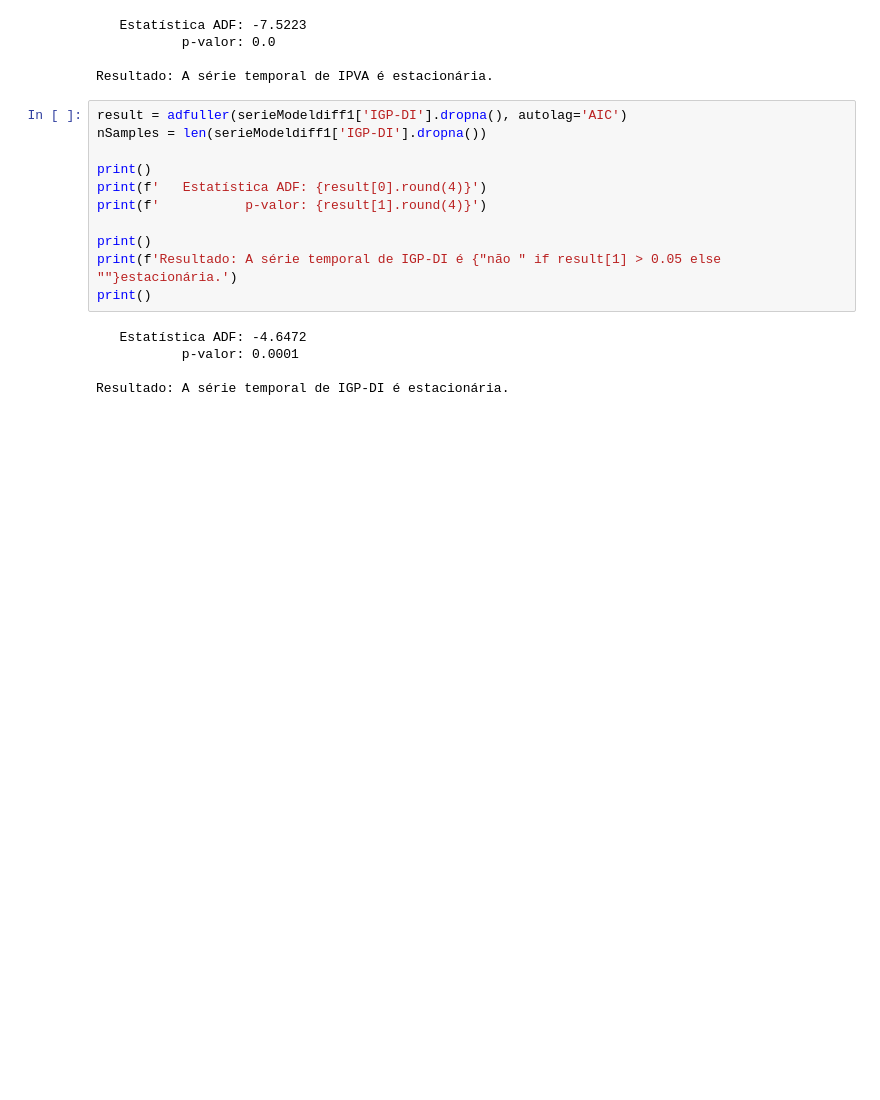
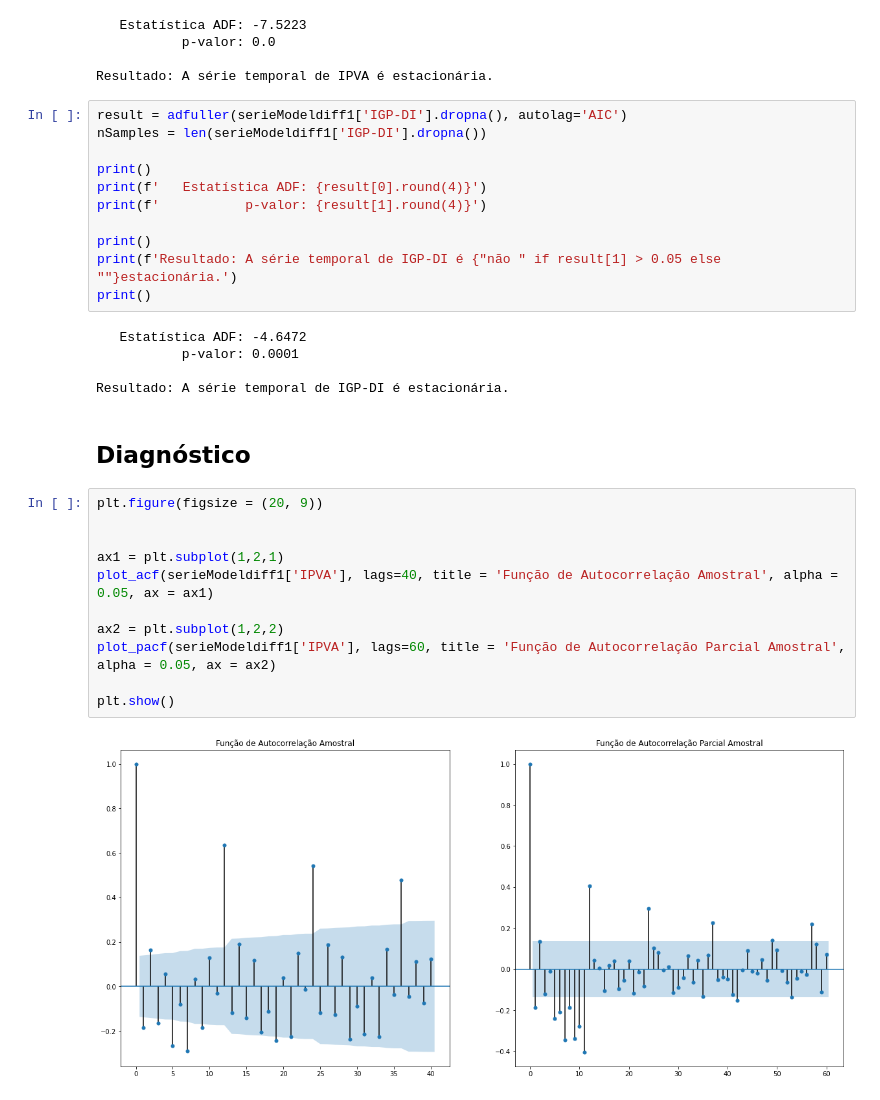
Before and after one commit to nicolycosta/Correlacao-e-regressao, a Jupyter notebook: VARMA.ipynb, the cells around one changed output. Saved outputs shown, nothing was run; the diff lists cells and outputs as text; blank space fills up the shorter version.

```diff
--- a/VARMA.ipynb
+++ b/VARMA.ipynb
@@ -225,3 +225,18 @@ print()
            p-valor: 0.0001
 
 Resultado: A série temporal de IGP-DI é estacionária.
+# %% [markdown]
+## **Diagnóstico**
+# %%
+plt.figure(figsize = (20, 9))
+
+
+ax1 = plt.subplot(1,2,1)
+plot_acf(serieModeldiff1['IPVA'], lags=40, title = 'Função de Autocorrelação Amostral', alpha = 0.05, ax = ax1)
+
+ax2 = plt.subplot(1,2,2)
+plot_pacf(serieModeldiff1['IPVA'], lags=60, title = 'Função de Autocorrelação Parcial Amostral', alpha = 0.05, ax = ax2)
+
+plt.show()
+# %% [output]
+[figure, added]
```
Also changed, not shown: parts of 11 cells of this notebook.
